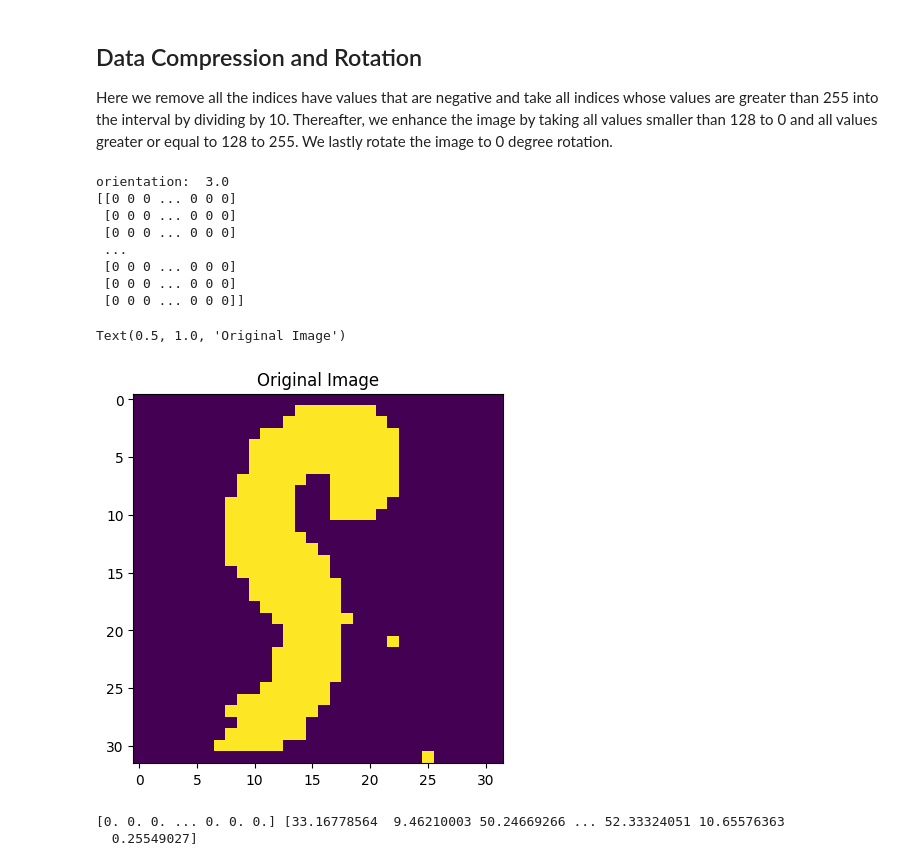
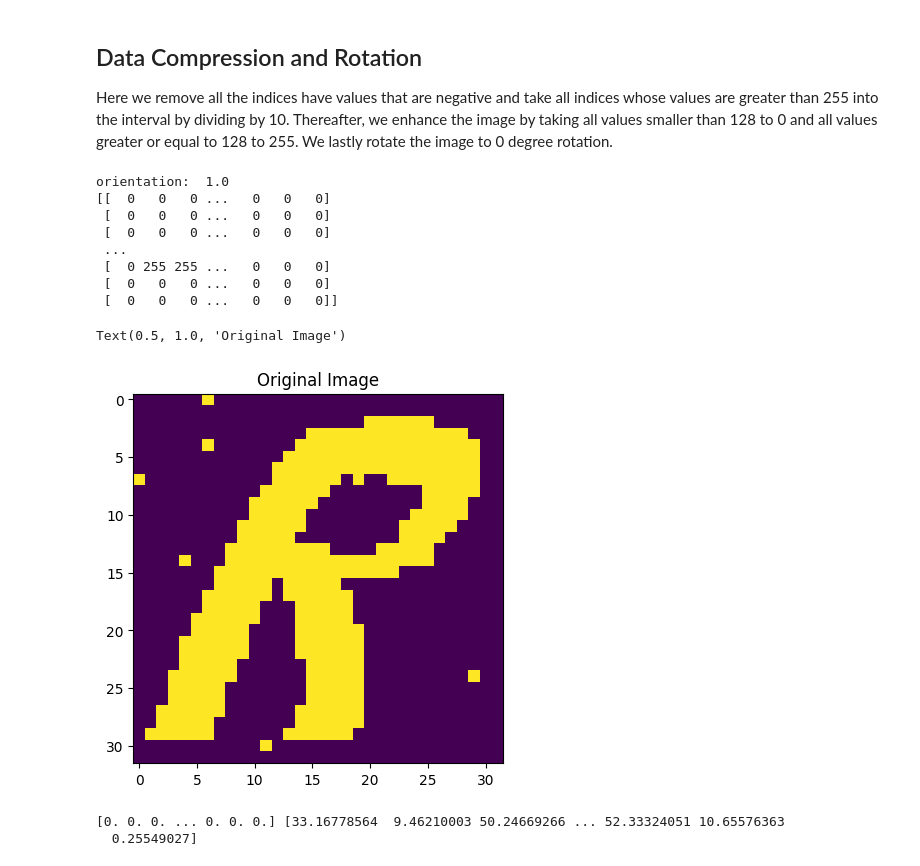
Before and after one commit to jassiel-ndlovu/ml-classifier, a Jupyter notebook: data-visualisation.ipynb, the cells around one changed output. Cells and saved outputs as stored; diff of their text form; code cells hidden in the pictures.

```diff
--- a/data-visualisation.ipynb
+++ b/data-visualisation.ipynb
@@ -168,7 +168,7 @@ array([[33.16778564,  9.46210003, 50.24669266, ..., 52.33324051,
 ## Data Compression and Rotation
 Here we remove all the indices have values that are negative and take all indices whose values are greater than 255 into the interval by dividing by 10. Thereafter, we enhance the image by taking all values smaller than 128 to 0 and all values greater or equal to 128 to 255. We lastly rotate the image to 0 degree rotation.
 # %%
-index = 51
+index = 1
 
 row = data[index, :-1].copy()
 row_indices_to_remove = []
@@ -182,41 +182,41 @@ for i in range(len(row)):
         if row[i] < 128:
             row[i] = 0
         else:
             row[i] = 255
     elif row[i] < 128:
         row[i] = 0
     else:
         row[i] = 255
 
 
 row = np.delete(row, row_indices_to_remove)
 
 image = np.uint8(np.array([row]).reshape((32, 32)))
 
 orientation = data[index][-1]
 print("orientation: ", orientation)
 if orientation == 1:
     image = np.rot90(image, k=-1)  # Rotate 90 degrees clockwise
 elif orientation == 2:
     image = np.rot90(image, k=-2)  # Rotate 180 degrees clockwise
 elif orientation == 3:
     image = np.rot90(image, k=-3)  # Rotate 270 degrees clockwise
 
 print(image)
 
 plt.imshow(image, cmap='viridis')
 plt.title('Original Image')
 # %% [output]
-orientation:  3.0
-[[0 0 0 ... 0 0 0]
- [0 0 0 ... 0 0 0]
- [0 0 0 ... 0 0 0]
+orientation:  1.0
+[[  0   0   0 ...   0   0   0]
+ [  0   0   0 ...   0   0   0]
+ [  0   0   0 ...   0   0   0]
  ...
- [0 0 0 ... 0 0 0]
- [0 0 0 ... 0 0 0]
- [0 0 0 ... 0 0 0]]
+ [  0 255 255 ...   0   0   0]
+ [  0   0   0 ...   0   0   0]
+ [  0   0   0 ...   0   0   0]]
 Text(0.5, 1.0, 'Original Image')
-[figure, old version]
+[figure, new version]
 # %%
 max_index = 2
 
```
Also changed, not shown: 1 other file.
